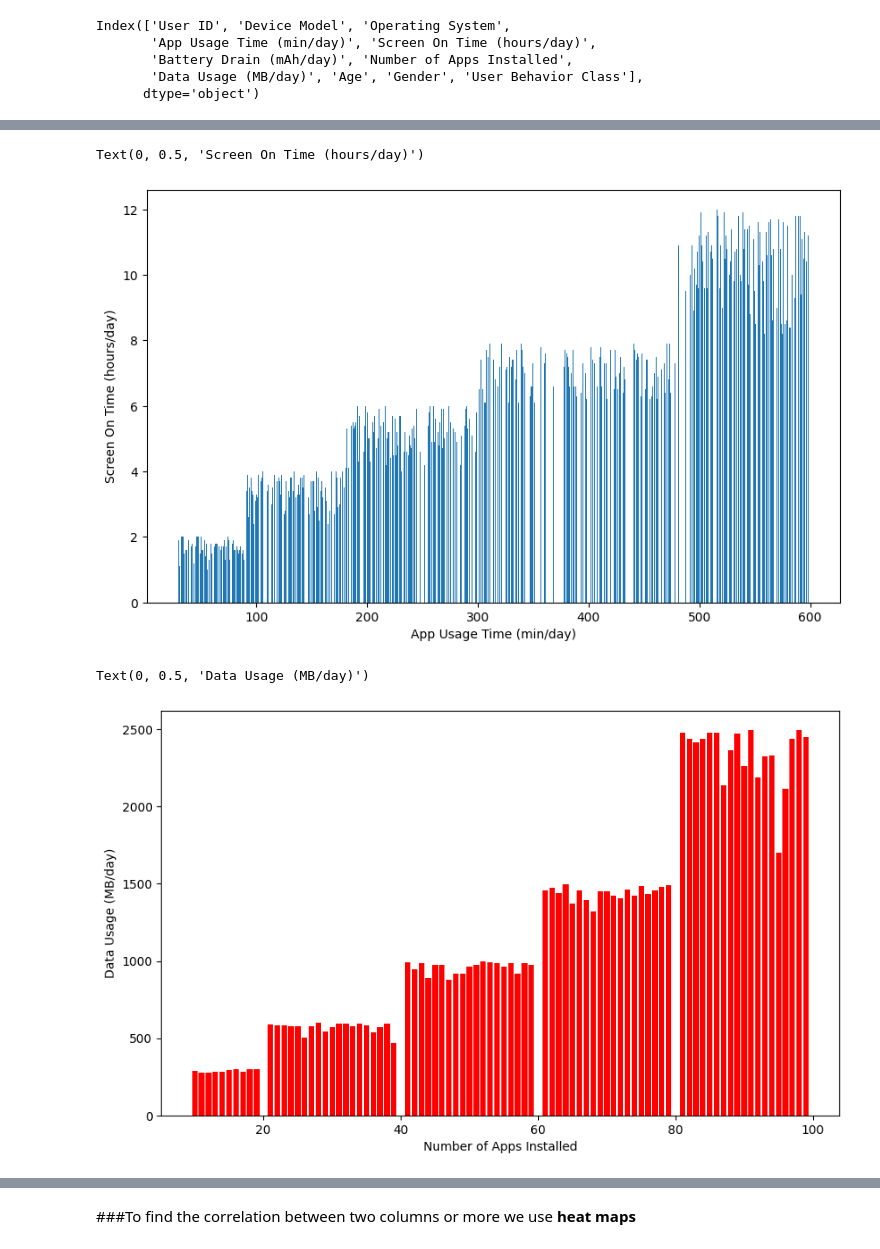
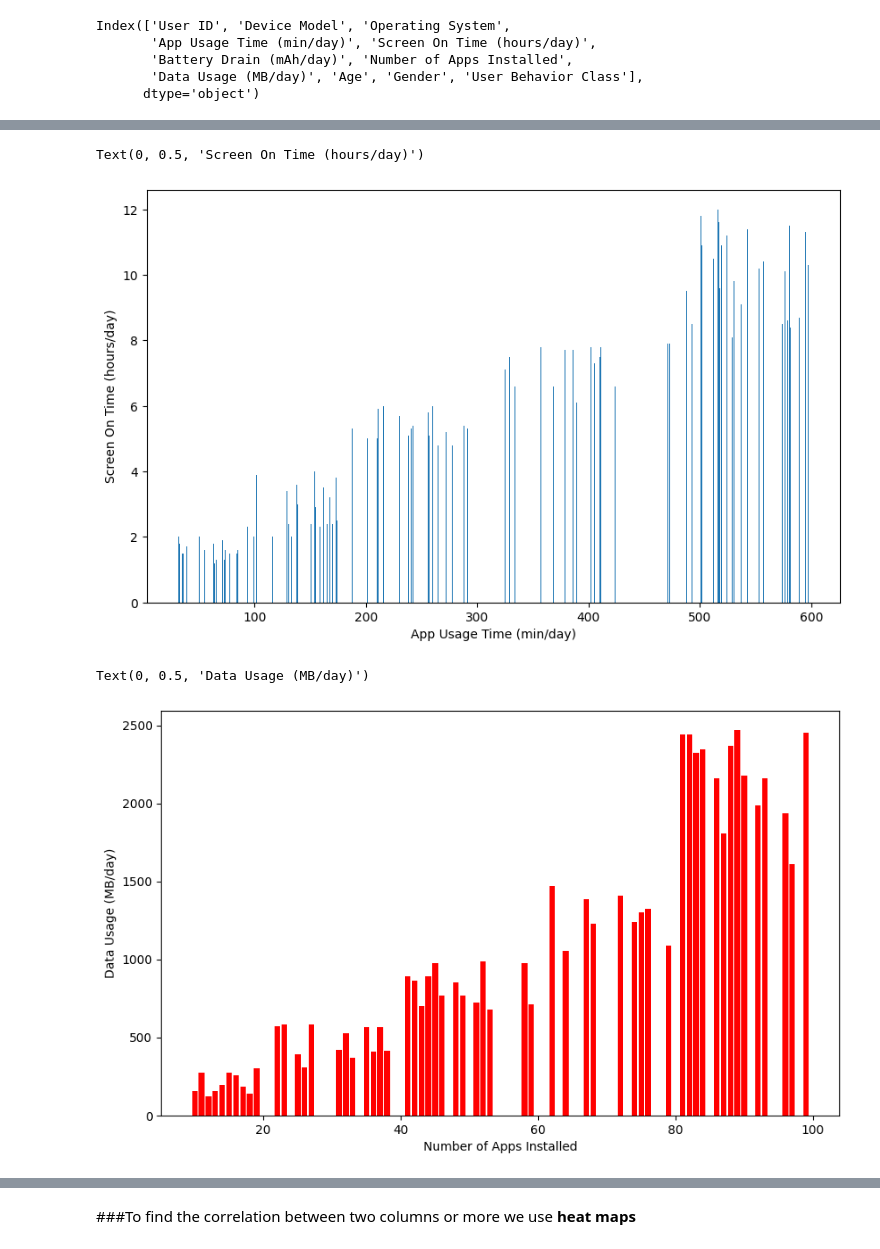
Before and after one commit to Sankar-A06/Machine-Learning, a Jupyter notebook: Assignment4.ipynb, the cells around one changed output, grey strips where cells are left out. Saved outputs shown, nothing was run; the diff lists cells and outputs as text; code cells hidden in the pictures.

```diff
--- a/Assignment4.ipynb
+++ b/Assignment4.ipynb
@@ -148,3 +169,5 @@ dtype: int64
+# %%
+sample=data.sample(100)
 # %%
 data.columns
 # %% [output]
@@ -156,25 +201,25 @@ Index(['User ID', 'Device Model', 'Operating System',
 # %%
 #+ve correlation
-x=data['App Usage Time (min/day)']
-y=data['Screen On Time (hours/day)']
+x=sample['App Usage Time (min/day)']
+y=sample['Screen On Time (hours/day)']
 plt.figure(figsize=(10, 6))
 plt.bar(x,y)
 plt.xlabel('App Usage Time (min/day)')
 plt.ylabel('Screen On Time (hours/day)')
 # %% [output]
 Text(0, 0.5, 'Screen On Time (hours/day)')
-[figure, old version]
+[figure, new version]
 # %%
 # number of apps Installed vs Data usage (MB/day)
 #+ve correlation
-x=data['Number of Apps Installed']
-y=data['Data Usage (MB/day)']
+x=sample['Number of Apps Installed']
+y=sample['Data Usage (MB/day)']
 plt.figure(figsize=(10, 6))
 plt.bar(x,y,color='red')
 plt.xlabel('Number of Apps Installed')
 plt.ylabel('Data Usage (MB/day)')
 # %% [output]
 Text(0, 0.5, 'Data Usage (MB/day)')
-[figure, old version]
+[figure, new version]
 # %%
 #+ve correlation
```
Also changed, not shown: parts of 4 cells of this notebook.
